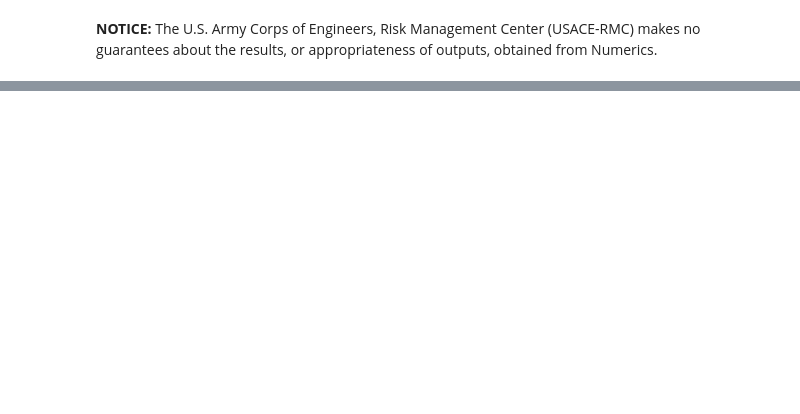
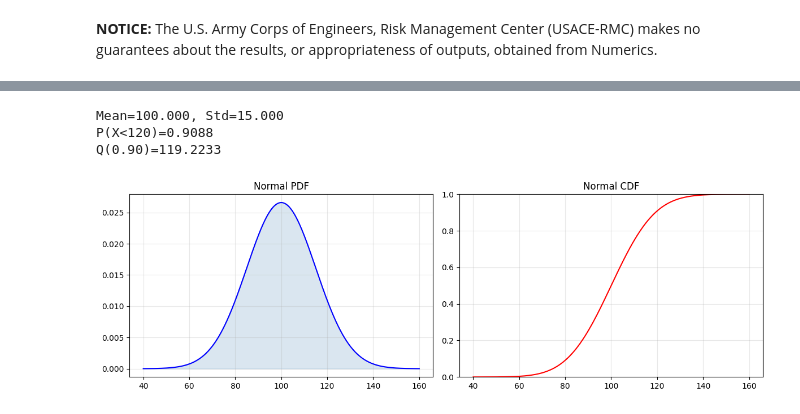
Before and after one commit to USACE-RMC/BestFit-Python-Examples, a Jupyter notebook: notebooks/00_getting_started.ipynb, the cells around one changed output, grey strips where cells are left out. Drawn from its saved outputs; the diff is of its cells as text; code cells hidden in the pictures; blank space fills up the shorter version.

```diff
--- a/notebooks/00_getting_started.ipynb
+++ b/notebooks/00_getting_started.ipynb
@@ -103,0 +202,30 @@ for i in range(min(5, df.ExactSeries.Count)):
+# %%
+# Create a Normal distribution with mean=100 and std=15, then compute PDF/CDF values for a range of x
+dist = Normal(100.0, 15.0)
+x = np.linspace(40, 160, 400)
+pdf = np.array([float(dist.PDF(float(v))) for v in x])
+cdf = np.array([float(dist.CDF(float(v))) for v in x])
+
+print(f"Mean={float(dist.Mean):.3f}, Std={float(dist.StandardDeviation):.3f}")
+print(f"P(X<120)={float(dist.CDF(120.0)):.4f}")
+print(f"Q(0.90)={float(dist.InverseCDF(0.90)):.4f}")
+
+# Plot the PDF and CDF
+fig, ax = plt.subplots(1,2, figsize=(12,4))
+
+ax[0].plot(x, pdf, 'b-')
+ax[0].fill_between(x, pdf, color='steelblue', alpha=0.2)
+ax[0].set_title('Normal PDF')
+ax[0].grid(alpha=0.3)
+
+ax[1].plot(x, cdf, 'r-')
+ax[1].set_title('Normal CDF')
+ax[1].set_ylim(0,1)
+ax[1].grid(alpha=0.3)
+
+plt.tight_layout()
+# %% [output]
+Mean=100.000, Std=15.000
+P(X<120)=0.9088
+Q(0.90)=119.2233
+[figure, added]
```
Also changed, not shown: parts of 25 cells of this notebook, 26 other files.
